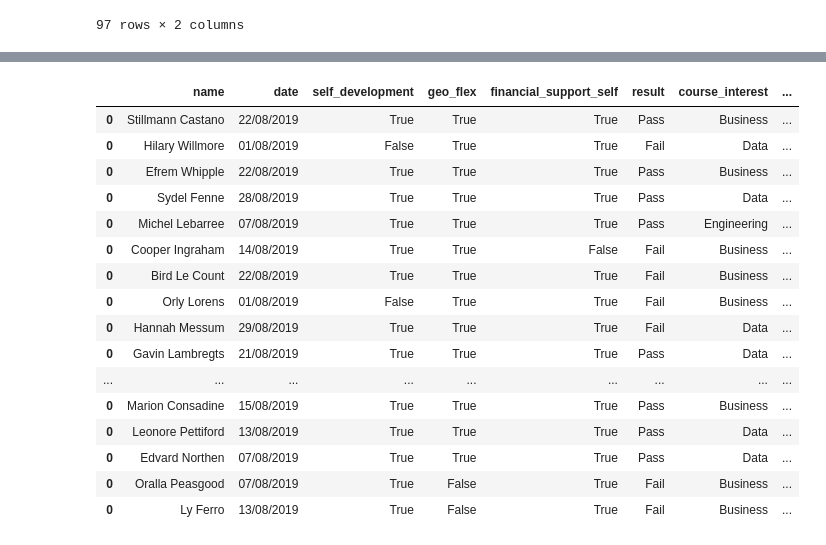
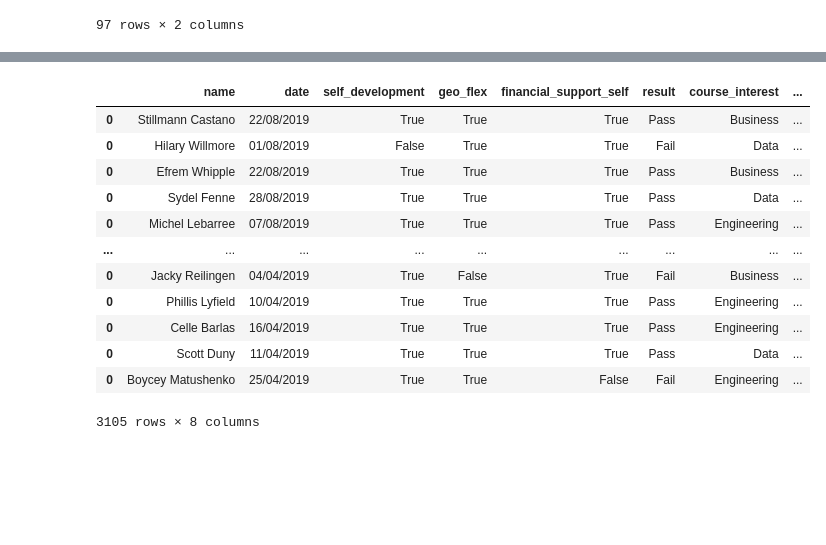
Before and after one commit to Data210/data210-final-project, a Jupyter notebook: transformations.ipynb, the cells around one changed output, grey strips where cells are left out. Saved outputs shown, nothing was run; the diff lists cells and outputs as text; code cells hidden in the pictures; blank space fills up the shorter version.

```diff
--- a/transformations.ipynb
+++ b/transformations.ipynb
@@ -511,20 +511,16 @@ df_tech_scores
-# %%
-df
-# %% [output]
-|  | name | date | self_development | geo_flex | financial_support_self | result | course_interest | ... |
-| 0 | Stillmann Castano | 22/08/2019 | True | True | True | Pass | Business | ... |
-| 0 | Hilary Willmore | 01/08/2019 | False | True | True | Fail | Data | ... |
-| 0 | Efrem Whipple | 22/08/2019 | True | True | True | Pass | Business | ... |
-| 0 | Sydel Fenne | 28/08/2019 | True | True | True | Pass | Data | ... |
-| 0 | Michel Lebarree | 07/08/2019 | True | True | True | Pass | Engineering | ... |
-| 0 | Cooper Ingraham | 14/08/2019 | True | True | False | Fail | Business | ... |
-| 0 | Bird Le Count | 22/08/2019 | True | True | True | Fail | Business | ... |
-| 0 | Orly Lorens | 01/08/2019 | False | True | True | Fail | Business | ... |
-| 0 | Hannah Messum | 29/08/2019 | True | True | True | Fail | Data | ... |
-| 0 | Gavin Lambregts | 21/08/2019 | True | True | True | Pass | Data | ... |
-| ... | ... | ... | ... | ... | ... | ... | ... | ... |
-| 0 | Marion Consadine | 15/08/2019 | True | True | True | Pass | Business | ... |
-| 0 | Leonore Pettiford | 13/08/2019 | True | True | True | Pass | Data | ... |
-| 0 | Edvard Northen | 07/08/2019 | True | True | True | Pass | Data | ... |
-| 0 | Oralla Peasgood | 07/08/2019 | True | False | True | Fail | Business | ... |
-| 0 | Ly Ferro | 13/08/2019 | True | False | True | Fail | Business | ... |
+# %%
+df_talent
+# %% [output]
+|  | name | date | self_development | geo_flex | financial_support_self | result | course_interest | ... |
+| 0 | Stillmann Castano | 22/08/2019 | True | True | True | Pass | Business | ... |
+| 0 | Hilary Willmore | 01/08/2019 | False | True | True | Fail | Data | ... |
+| 0 | Efrem Whipple | 22/08/2019 | True | True | True | Pass | Business | ... |
+| 0 | Sydel Fenne | 28/08/2019 | True | True | True | Pass | Data | ... |
+| 0 | Michel Lebarree | 07/08/2019 | True | True | True | Pass | Engineering | ... |
+| ... | ... | ... | ... | ... | ... | ... | ... | ... |
+| 0 | Jacky Reilingen | 04/04/2019 | True | False | True | Fail | Business | ... |
+| 0 | Phillis Lyfield | 10/04/2019 | True | True | True | Pass | Engineering | ... |
+| 0 | Celle Barlas | 16/04/2019 | True | True | True | Pass | Engineering | ... |
+| 0 | Scott Duny | 11/04/2019 | True | True | True | Pass | Data | ... |
+| 0 | Boycey Matushenko | 25/04/2019 | True | True | False | Fail | Engineering | ... |
+3105 rows × 8 columns
```
Also changed, not shown: parts of 16 cells of this notebook.
